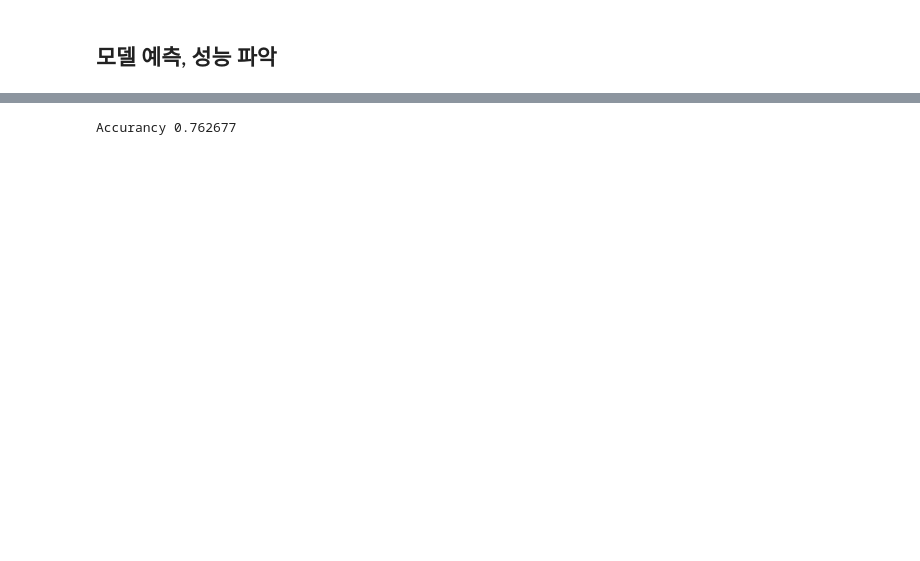
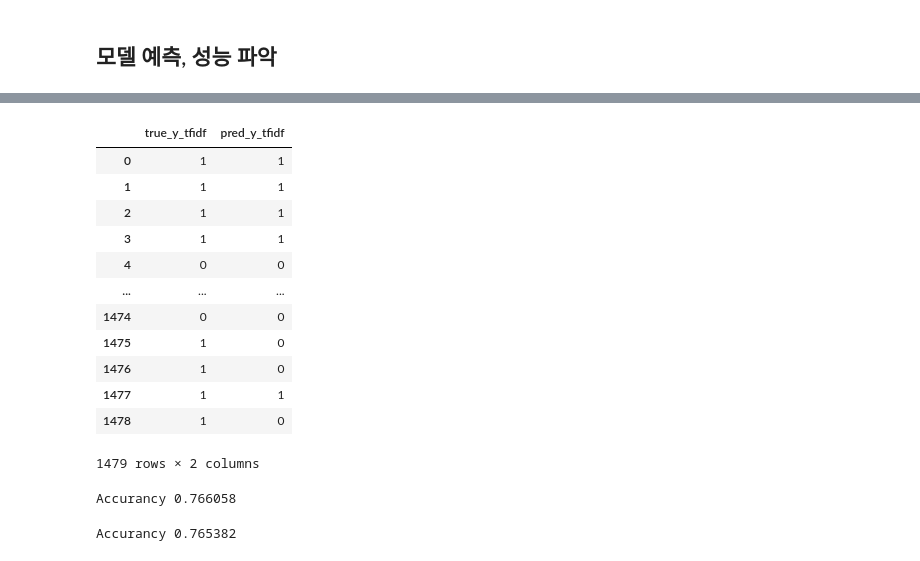
Before and after one commit to iDolphin99/ML, a Jupyter notebook: kwswproja/test_TF-IDF.ipynb, the cells around one changed output, grey strips where cells are left out. Drawn from its saved outputs; the diff is of its cells as text; code cells hidden in the pictures; blank space fills up the shorter version.

```diff
--- a/kwswproja/test_TF-IDF.ipynb
+++ b/kwswproja/test_TF-IDF.ipynb
@@ -293,7 +300,28 @@ df_result
 | 1477 | 1 | 1 |
 | 1478 | 1 | 1 |
 1479 rows × 2 columns
+# %%
+df_result_tfidf = pd.DataFrame(list(zip(test_Y_tfidf, pred_Y_tfidf)), columns=['true_y_tfidf', 'pred_y_tfidf'])
+df_result_tfidf
+# %% [output]
+|  | true_y_tfidf | pred_y_tfidf |
+| 0 | 1 | 1 |
+| 1 | 1 | 1 |
+| 2 | 1 | 1 |
+| 3 | 1 | 1 |
+| 4 | 0 | 0 |
+| ... | ... | ... |
+| 1474 | 0 | 0 |
+| 1475 | 1 | 0 |
+| 1476 | 1 | 0 |
+| 1477 | 1 | 1 |
+| 1478 | 1 | 0 |
+1479 rows × 2 columns
 # %%
-print("Accurancy %f" % model_rf.score(test_X, test_Y))
+print("Accurancy %f" % model_rf_count.score(test_X_count, test_Y_count))
 # %% [output]
-Accurancy 0.762677
+Accurancy 0.766058
+# %%
+print("Accurancy %f" % model_rf_tfidf.score(test_X_tfidf, test_Y_tfidf))
+# %% [output]
+Accurancy 0.765382
```
Also changed, not shown: parts of 10 cells of this notebook.
